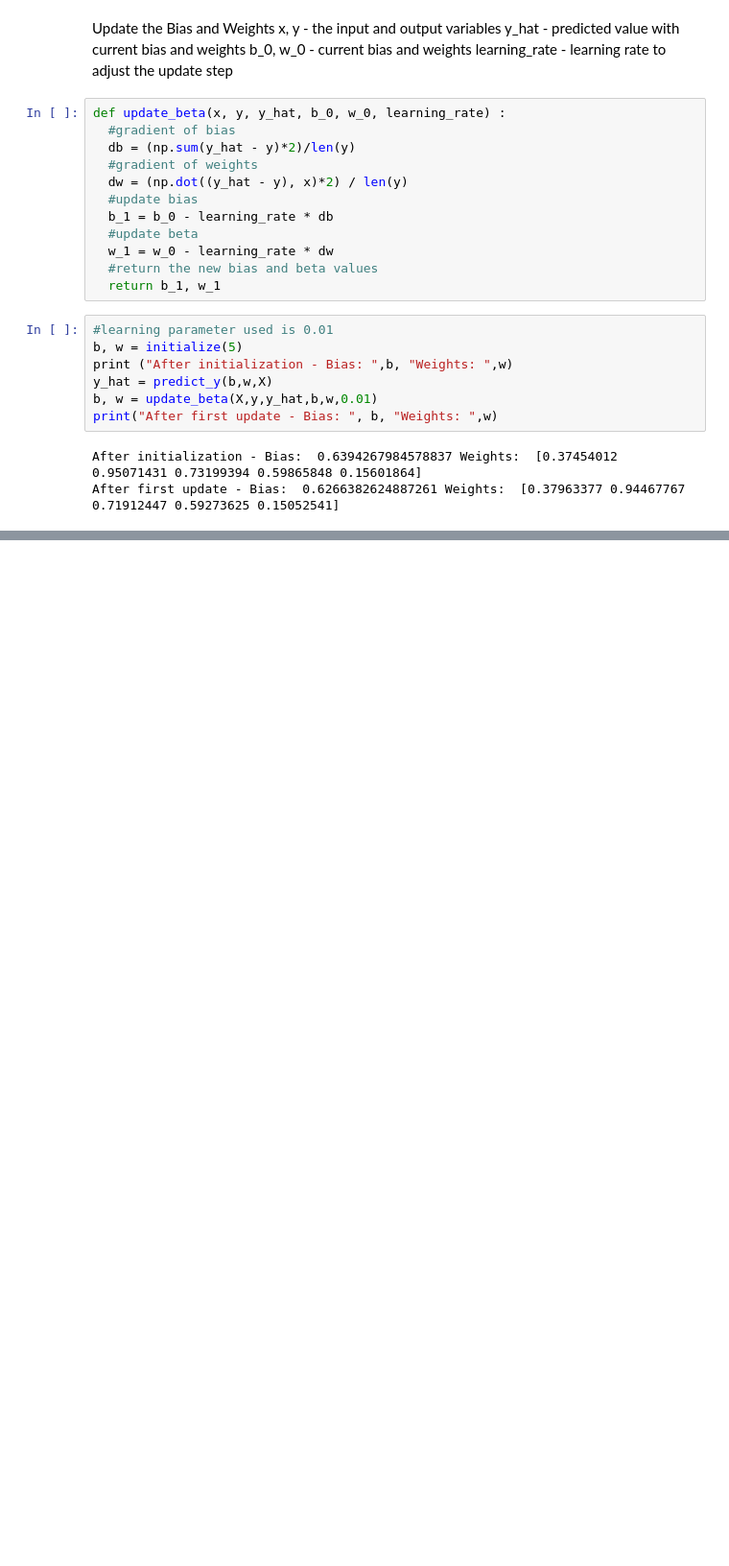
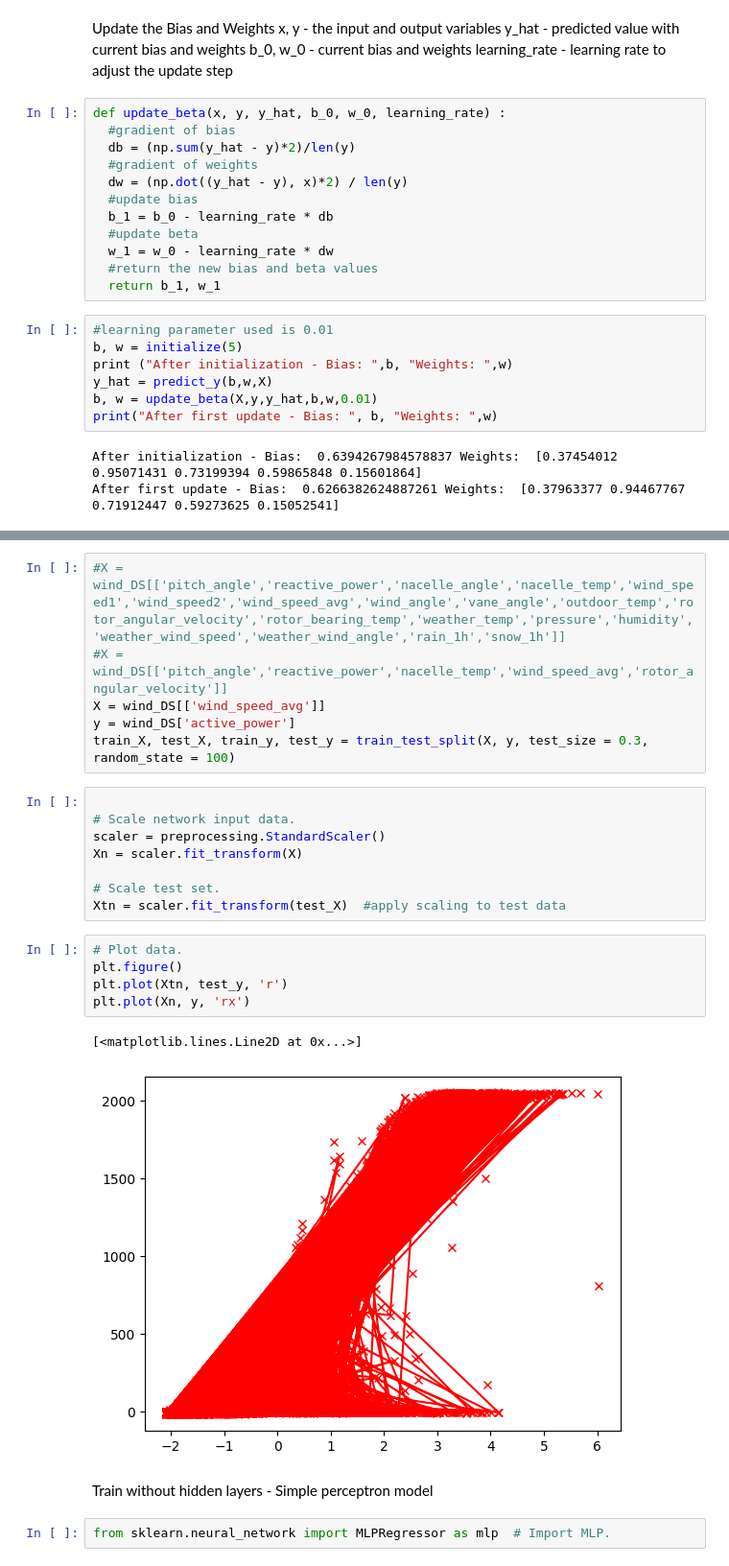
Before and after one commit to madhumitafilos/Collab, a Jupyter notebook: Madhumita_LinearRegression_Intermediate_v2.ipynb, the cells around one changed output, grey strips where cells are left out. Shown at 96% size. Cells and saved outputs as stored; diff of their text form; blank space fills up the shorter version.

```diff
--- a/Madhumita_LinearRegression_Intermediate_v2.ipynb
+++ b/Madhumita_LinearRegression_Intermediate_v2.ipynb
@@ -487,0 +497,26 @@ After first update - Bias:  0.6266382624887261 Weights:  [0.37963377 0.94467767
+# %%
+#X = wind_DS[['pitch_angle','reactive_power','nacelle_angle','nacelle_temp','wind_speed1','wind_speed2','wind_speed_avg','wind_angle','vane_angle','outdoor_temp','rotor_angular_velocity','rotor_bearing_temp','weather_temp','pressure','humidity','weather_wind_speed','weather_wind_angle','rain_1h','snow_1h']]
+#X = wind_DS[['pitch_angle','reactive_power','nacelle_temp','wind_speed_avg','rotor_angular_velocity']]
+X = wind_DS[['wind_speed_avg']]
+y = wind_DS['active_power']
+train_X, test_X, train_y, test_y = train_test_split(X, y, test_size = 0.3, random_state = 100)
+# %%
+
+# Scale network input data.
+scaler = preprocessing.StandardScaler()
+Xn = scaler.fit_transform(X)
+
+# Scale test set.
+Xtn = scaler.fit_transform(test_X)  #apply scaling to test data
+# %%
+# Plot data.
+plt.figure()
+plt.plot(Xtn, test_y, 'r')
+plt.plot(Xn, y, 'rx')
+# %% [output]
+[<matplotlib.lines.Line2D at 0x...>]
+[figure, added]
+# %% [markdown]
+Train without hidden layers - Simple perceptron model
+# %%
+from sklearn.neural_network import MLPRegressor as mlp  # Import MLP.
```
Also changed, not shown: parts of 7 cells of this notebook.
